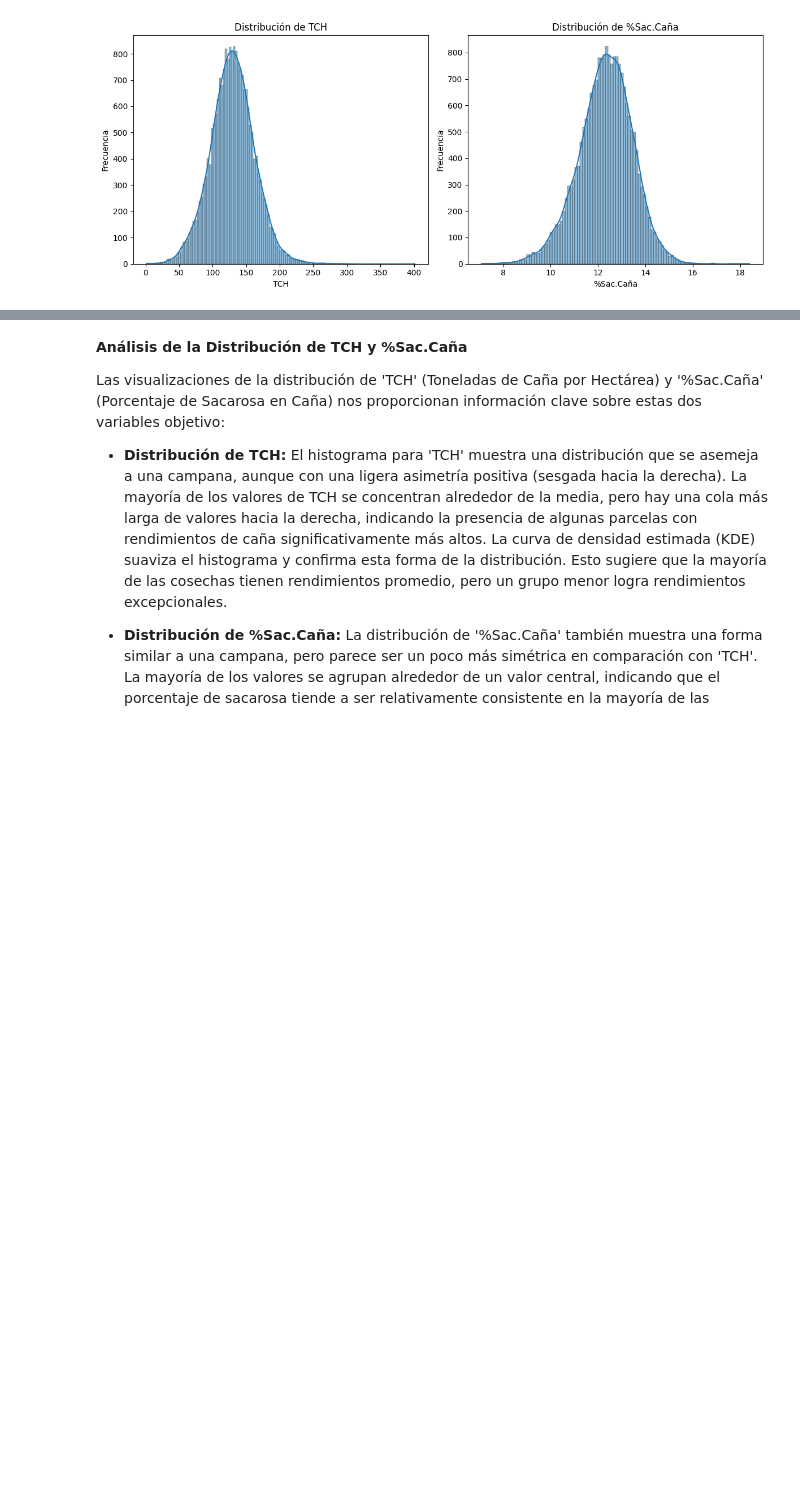
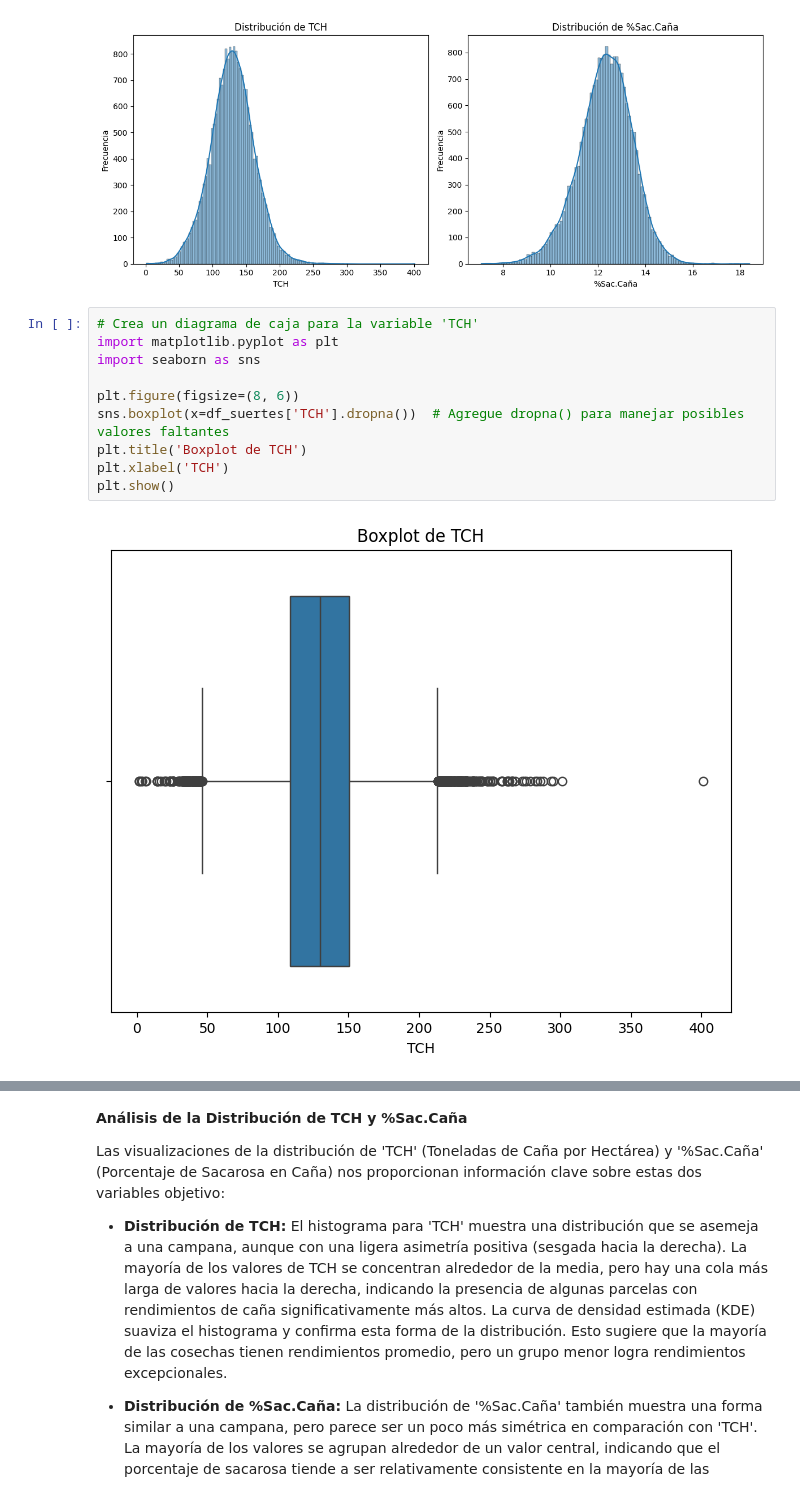
Before and after one commit to rubenesticesi/aprendizajeautomatico1, a Jupyter notebook: Taller_Final_Predicción_y_Clasificación_en_la_Industria_Azucarera.ipynb, the cells around one changed output, grey strips where cells are left out. Saved outputs shown, nothing was run; the diff lists cells and outputs as text; blank space fills up the shorter version.

```diff
--- a/Taller_Final_Predicción_y_Clasificación_en_la_Industria_Azucarera.ipynb
+++ b/Taller_Final_Predicción_y_Clasificación_en_la_Industria_Azucarera.ipynb
@@ -249,3 +259,15 @@ plt.show()
 # se realizarán en pasos posteriores del análisis.
 # %% [output]
 [figure]
+# %%
+# Crea un diagrama de caja para la variable 'TCH'
+import matplotlib.pyplot as plt
+import seaborn as sns
+
+plt.figure(figsize=(8, 6))
+sns.boxplot(x=df_suertes['TCH'].dropna())  # Agregue dropna() para manejar posibles valores faltantes
+plt.title('Boxplot de TCH')
+plt.xlabel('TCH')
+plt.show()
+# %% [output]
+[figure, added]
```
Also changed, not shown: parts of 21 cells of this notebook.
